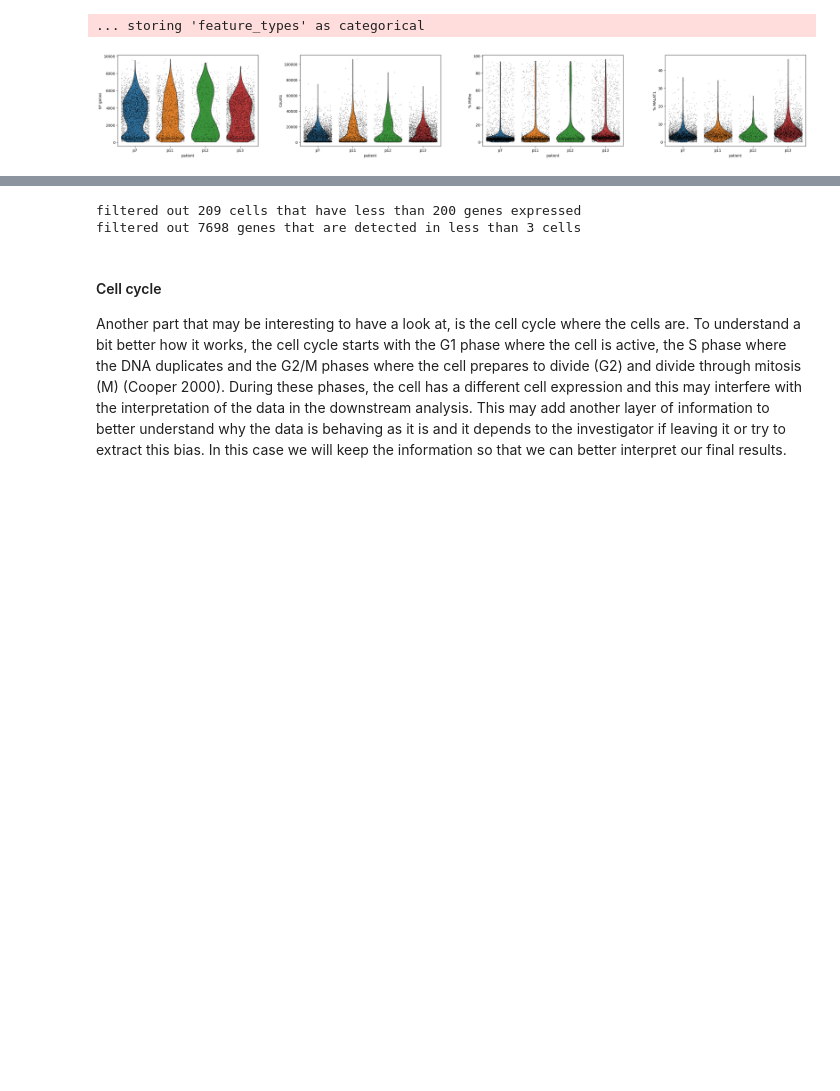
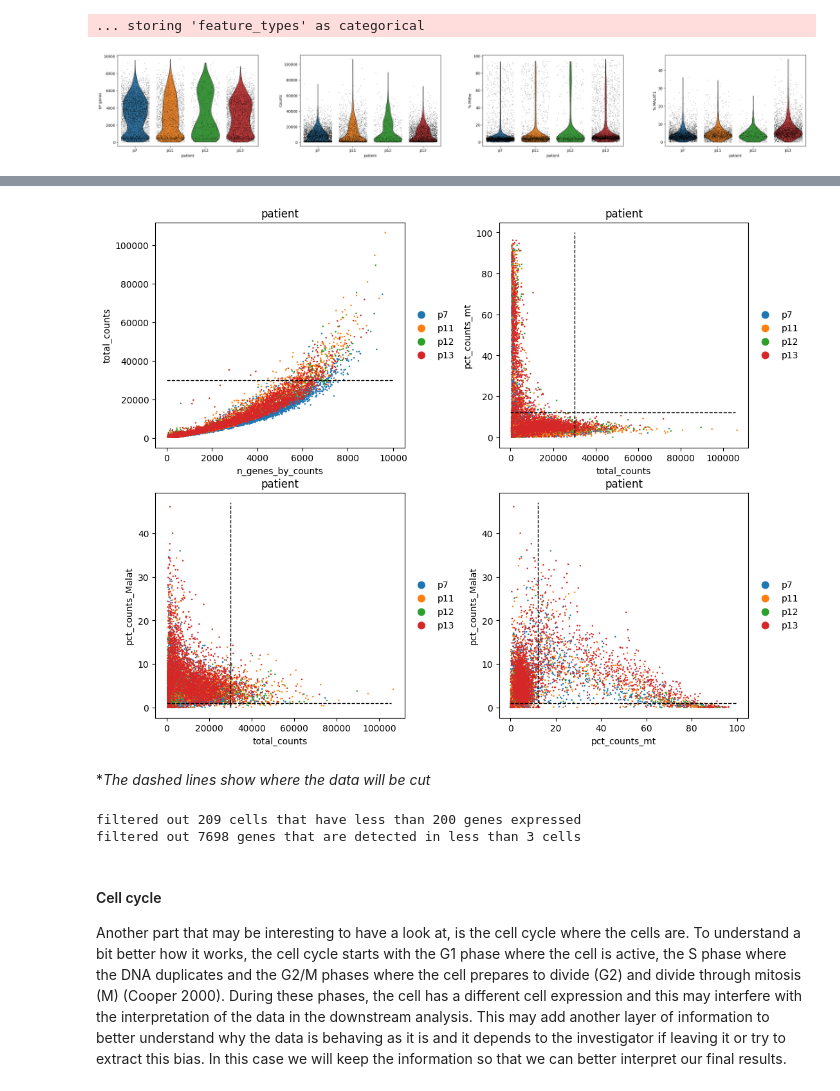
Before and after one commit to ffontdecaba/Annotation-of-Malignant-cells-in-Glioblastoma-samples, a Jupyter notebook: Pipeline.ipynb, the cells around one changed output, grey strips where cells are left out. Saved outputs shown, nothing was run; the diff lists cells and outputs as text; code cells hidden in the pictures; blank space fills up the shorter version.

```diff
--- a/Pipeline.ipynb
+++ b/Pipeline.ipynb
@@ -102,6 +86,32 @@ To establish some kind of guidance on what variables you should focus when perfo
 Apart from filtering cells based on the quality metrics, and in order to reduce the complexity of the analysis, we can filter the genes that are expressed in really small groups of cells. Have in mind that if you want to identify groups of cells that are really low, this may impact it since if you are filtering genes expressed in small groups of cells you wont detect these groups. In this case we will set the treshold in less than 3 cells expressing a gene.
 
 Also, this is a step that you can revisit as many times as you need in order to produce a better quality results. Stablishing a threshold for all thses metrics is a process of trial and error, so don't hesitate to change it when you reach the downstream results.
+# %%
+ncols = 2
+nrows = 2
+figsize = 5
+wspace = 0.38
+fig, axs = plt.subplots(
+    nrows=nrows,
+    ncols=ncols,
+    figsize=(ncols * figsize + figsize * wspace * (ncols - 1), nrows * figsize),
+)
+plt.subplots_adjust(wspace=wspace)
+axs[0,0].hlines(30000, 0, 10000, colors="black", linestyle="dashed", linewidths=1)
+axs[0,1].hlines(12, 0, 105700, colors="black", linestyle="dashed", linewidths=1)
+axs[0,1].vlines(30000, 0, 100, colors="black", linestyle="dashed", linewidths=1)
+axs[1,0].hlines(1, 0, 105700, colors="black", linestyle="dashed", linewidths=1)
+axs[1,0].vlines(30000, 0, 47, colors="black", linestyle="dashed", linewidths=1)
+axs[1,1].hlines(1, 0, 100, colors="black", linestyle="dashed", linewidths=1)
+axs[1,1].vlines(12, 0, 47, colors="black", linestyle="dashed", linewidths=1)
+sc.pl.scatter(adata, "n_genes_by_counts", "total_counts", color="patient", ax=axs[0,0], show=False)
+sc.pl.scatter(adata, "total_counts", "pct_counts_mt", color="patient", ax=axs[0,1], show=False)
+sc.pl.scatter(adata, "total_counts", "pct_counts_Malat", color="patient", ax=axs[1,0], show=False)
+sc.pl.scatter(adata, "pct_counts_mt", "pct_counts_Malat", color="patient", ax=axs[1,1])
+# %% [output]
+[figure, added]
+# %% [markdown]
+**The dashed lines show where the data will be cut*
 # %%
 # filtering cells with less than 200 genes
 sc.pp.filter_cells(adata, min_genes=200)
```
Also changed, not shown: parts of 19 cells of this notebook, 2 other files.
